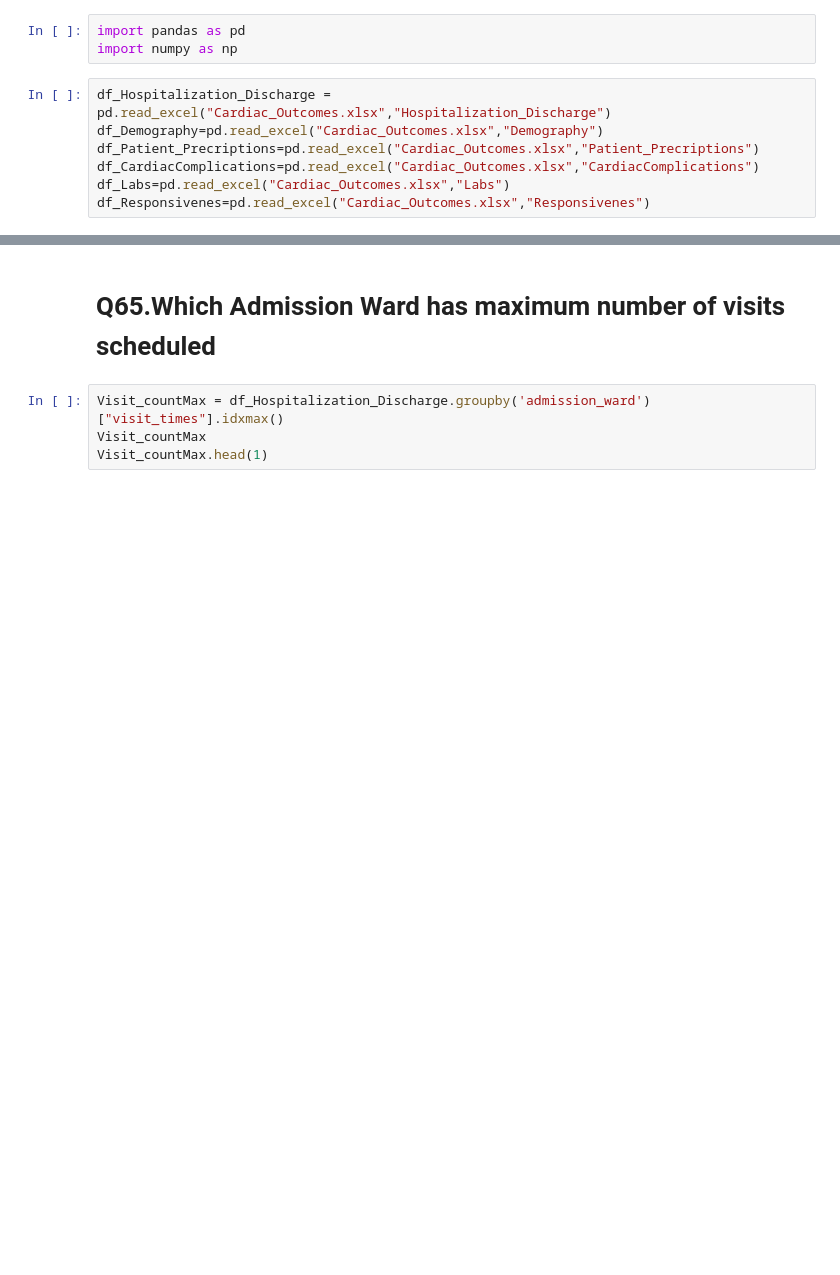
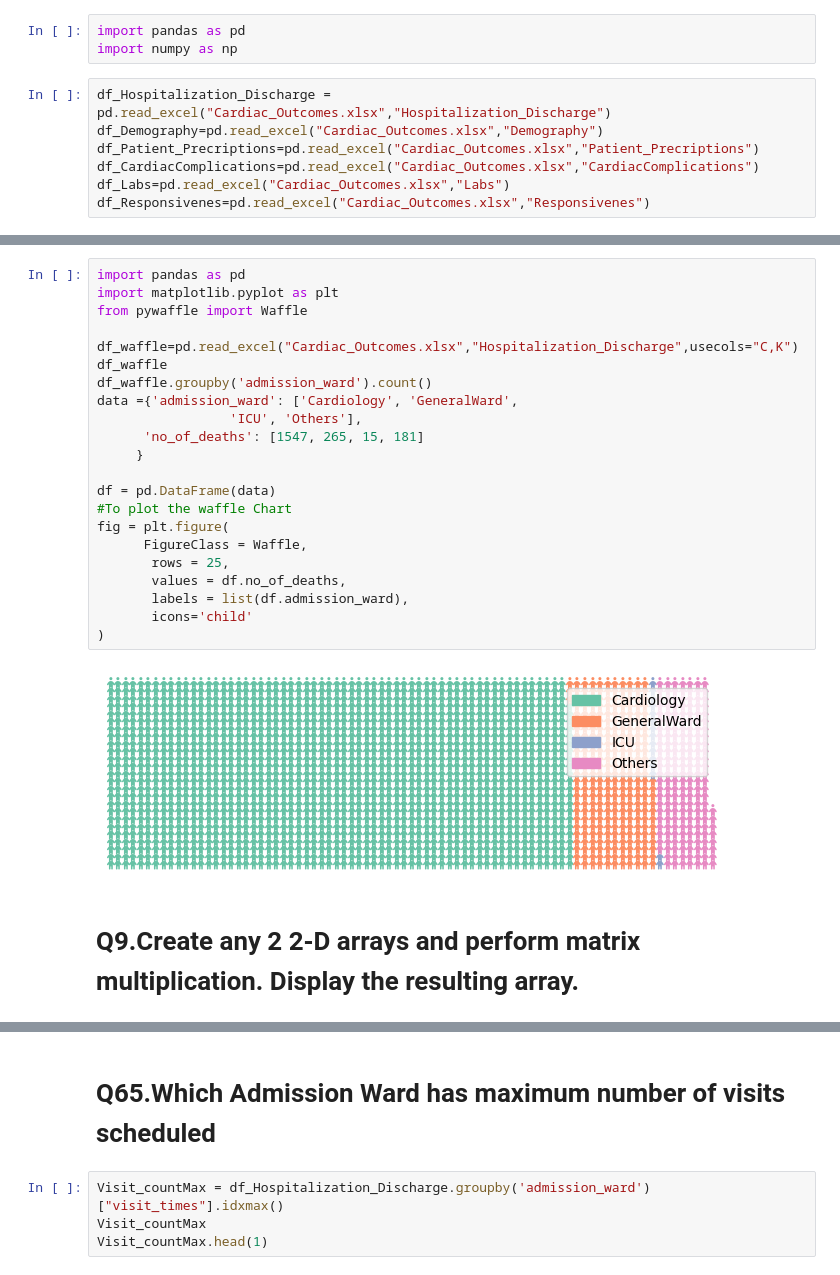
Before and after one commit to Moinandy6/Team9_Py-Stars_Python-Hackathon_Apr24, a Jupyter notebook: Team9_Py-Stars_Python-Hackathon_Apr24(Q65-80).ipynb, the cells around one changed output, grey strips where cells are left out. Saved outputs shown, nothing was run; the diff lists cells and outputs as text; blank space fills up the shorter version.

```diff
--- a/Team9_Py-Stars_Python-Hackathon_Apr24(Q65-80).ipynb
+++ b/Team9_Py-Stars_Python-Hackathon_Apr24(Q65-80).ipynb
@@ -10,0 +218,26 @@ df_Responsivenes=pd.read_excel("Cardiac_Outcomes.xlsx","Responsivenes")
+# %%
+import pandas as pd
+import matplotlib.pyplot as plt
+from pywaffle import Waffle
+
+df_waffle=pd.read_excel("Cardiac_Outcomes.xlsx","Hospitalization_Discharge",usecols="C,K")
+df_waffle
+df_waffle.groupby('admission_ward').count()
+data ={'admission_ward': ['Cardiology', 'GeneralWard',
+                 'ICU', 'Others'],
+      'no_of_deaths': [1547, 265, 15, 181]
+     }
+
+df = pd.DataFrame(data)
+#To plot the waffle Chart
+fig = plt.figure(
+      FigureClass = Waffle,
+       rows = 25,
+       values = df.no_of_deaths,
+       labels = list(df.admission_ward),
+       icons='child'
+)
+# %% [output]
+[figure, added]
+# %% [markdown]
+# Q9.Create any 2 2-D arrays and perform matrix multiplication. Display the resulting array.
```
Also changed, not shown: parts of 70 cells of this notebook.
